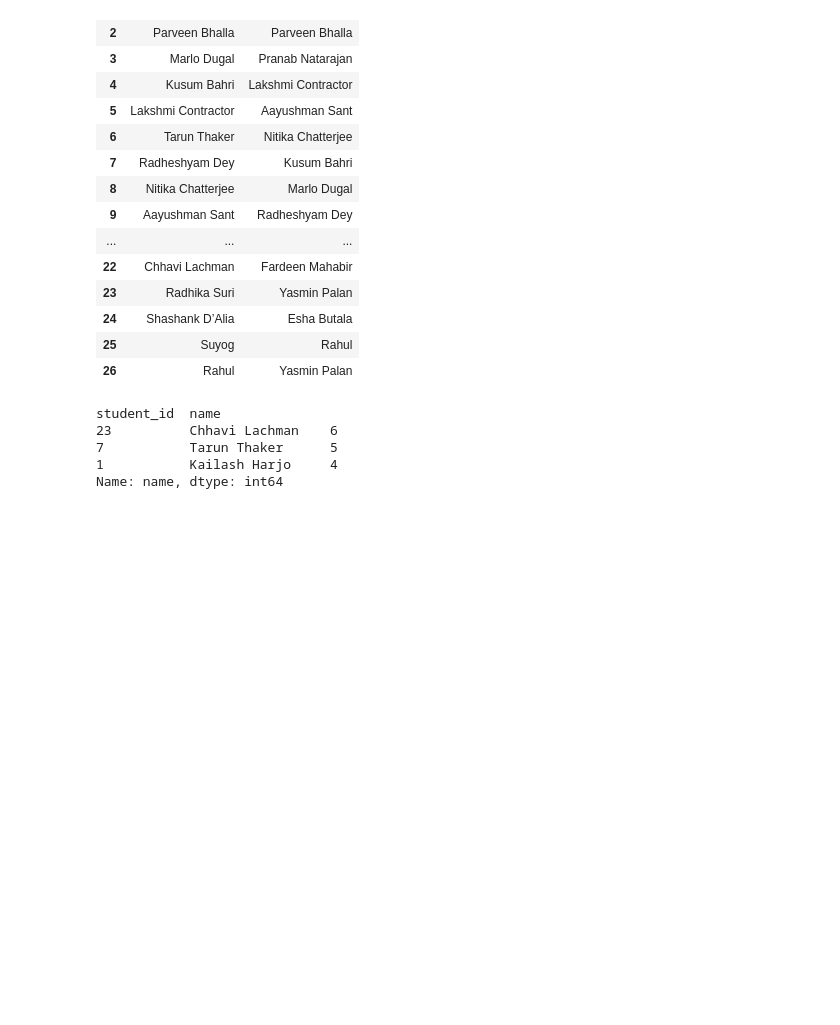
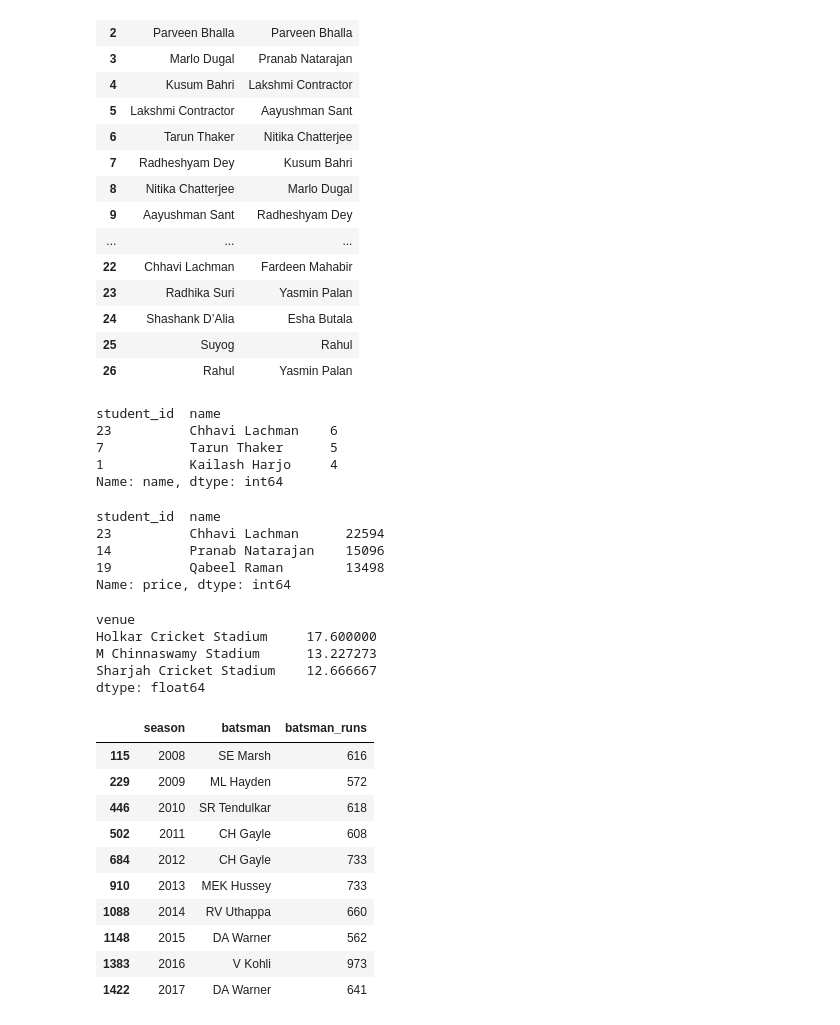
Before and after one commit to Evergreenies/data-science-learning, a Jupyter notebook: pandas-practices/pandas-merging/pandas-merging.ipynb, the cells around one changed output. Saved outputs shown, nothing was run; the diff lists cells and outputs as text; code cells hidden in the pictures; blank space fills up the shorter version.

```diff
--- a/pandas-practices/pandas-merging/pandas-merging.ipynb
+++ b/pandas-practices/pandas-merging/pandas-merging.ipynb
@@ -317,3 +317,39 @@ student_id  name
 7           Tarun Thaker      5
 1           Kailash Harjo     4
 Name: name, dtype: int64
+# %%
+regs.merge(students, on='student_id').merge(courses, on='course_id').groupby(['student_id', 'name'])['price'].sum().sort_values(ascending=False).head(3)
+# %% [output]
+student_id  name
+23          Chhavi Lachman      22594
+14          Pranab Natarajan    15096
+19          Qabeel Raman        13498
+Name: price, dtype: int64
+# %%
+# find top 3 stediums where more number of sixes encountered
+temp_df = deliveries.merge(matches, left_on='match_id', right_on='id')
+sixth_df = temp_df[temp_df['batsman_runs']==6]
+num_sixes_df = sixth_df.groupby('venue')['venue'].count()
+num_matches = matches['venue'].value_counts()
+(num_sixes_df/num_matches).sort_values(ascending=False).head(3)
+# %% [output]
+venue
+Holkar Cricket Stadium     17.600000
+M Chinnaswamy Stadium      13.227273
+Sharjah Cricket Stadium    12.666667
+dtype: float64
+# %%
+# find orange cap holder of all the seasons
+temp_df.groupby(['season', 'batsman'])['batsman_runs'].sum().reset_index().sort_values('batsman_runs', ascending=False).drop_duplicates(subset=['season'], keep='first').sort_values('season')
+# %% [output]
+|  | season | batsman | batsman_runs |
+| 115 | 2008 | SE Marsh | 616 |
+| 229 | 2009 | ML Hayden | 572 |
+| 446 | 2010 | SR Tendulkar | 618 |
+| 502 | 2011 | CH Gayle | 608 |
+| 684 | 2012 | CH Gayle | 733 |
+| 910 | 2013 | MEK Hussey | 733 |
+| 1088 | 2014 | RV Uthappa | 660 |
+| 1148 | 2015 | DA Warner | 562 |
+| 1383 | 2016 | V Kohli | 973 |
+| 1422 | 2017 | DA Warner | 641 |
```
